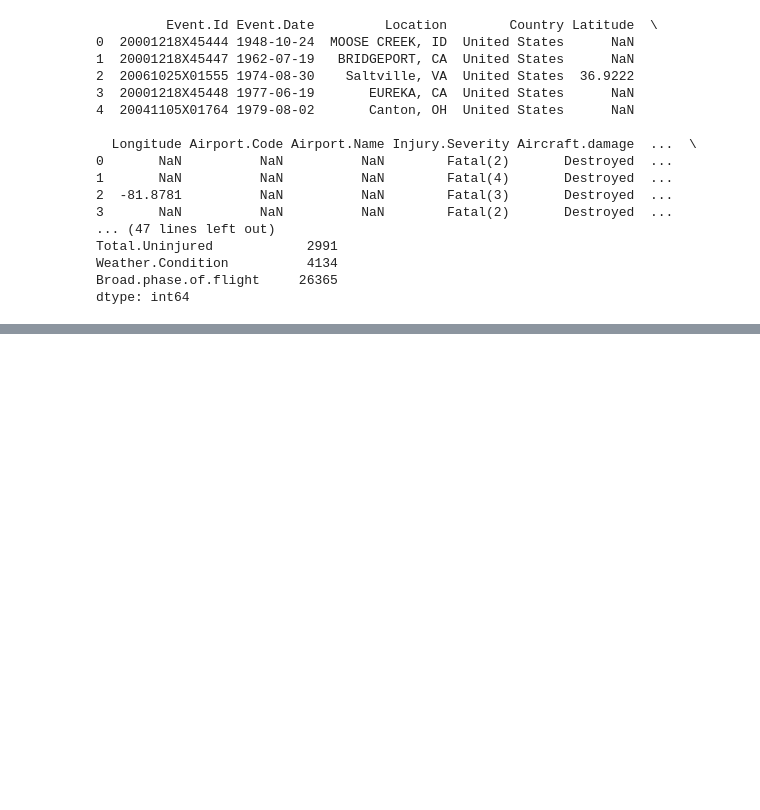
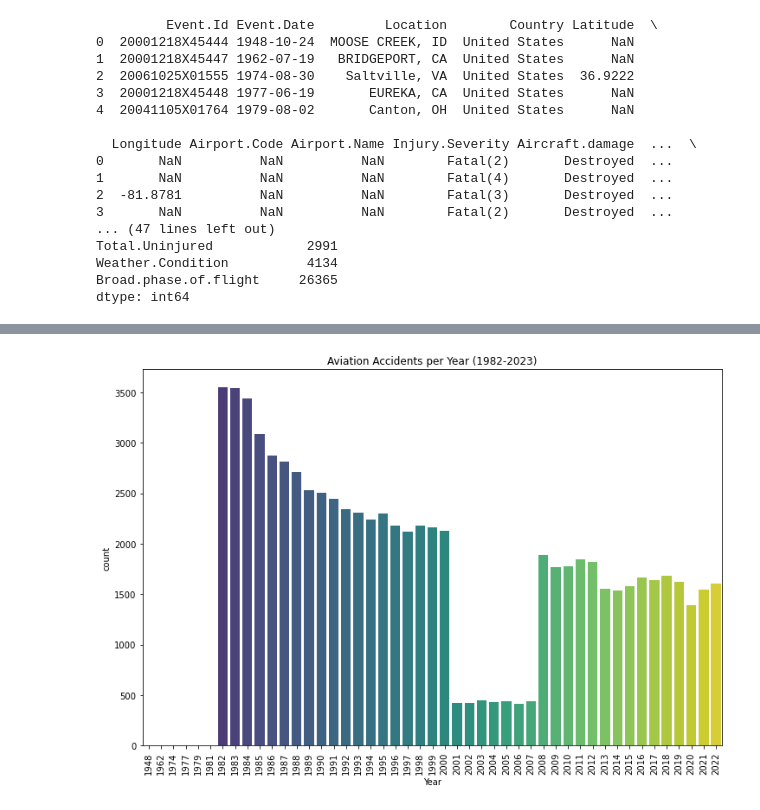
Before and after one commit to Perpet98Sofia/Phase-1-Project, a Jupyter notebook: Project_Notebook.ipynb, the cells around one changed output, grey strips where cells are left out. Saved outputs shown, nothing was run; the diff lists cells and outputs as text; code cells hidden in the pictures; blank space fills up the shorter version.

```diff
--- a/Project_Notebook.ipynb
+++ b/Project_Notebook.ipynb
@@ -169,0 +173,12 @@ Now that the data is cleaned, let’s perform Exploratory Data Analysis (EDA) to
+# %%
+# Extract year from 'Event.Date'
+df['Year'] = pd.to_datetime(df['Event.Date']).dt.year
+
+# Plot accidents per year
+plt.figure(figsize=(12, 8))
+sns.countplot(data=df, x='Year', palette='viridis')
+plt.title('Aviation Accidents per Year (1982-2023)')
+plt.xticks(rotation=90)
+plt.show()
+# %% [output]
+[figure, added]
```
Also changed, not shown: parts of 7 cells of this notebook, 3 other files.
